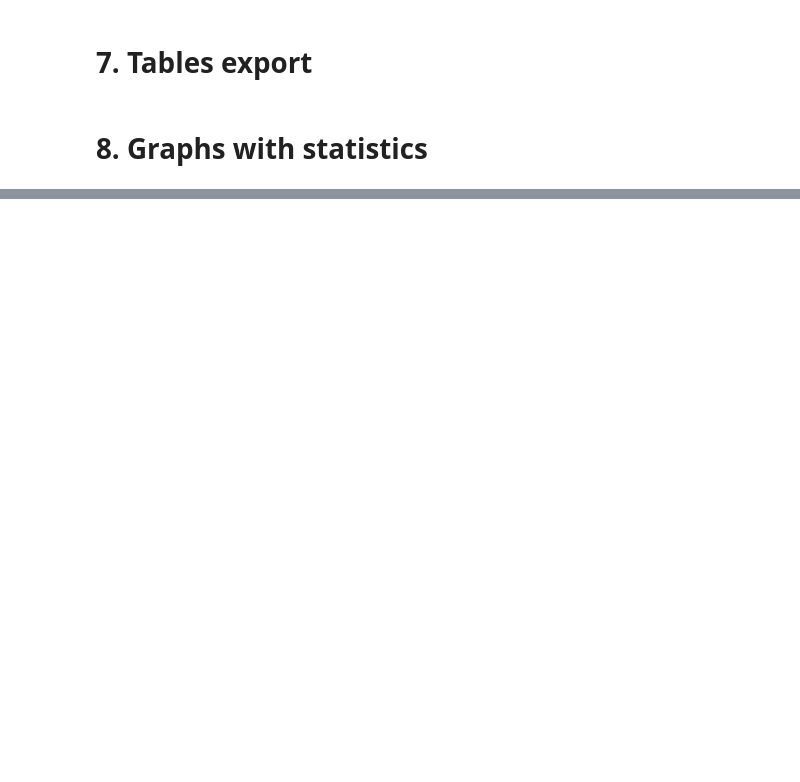
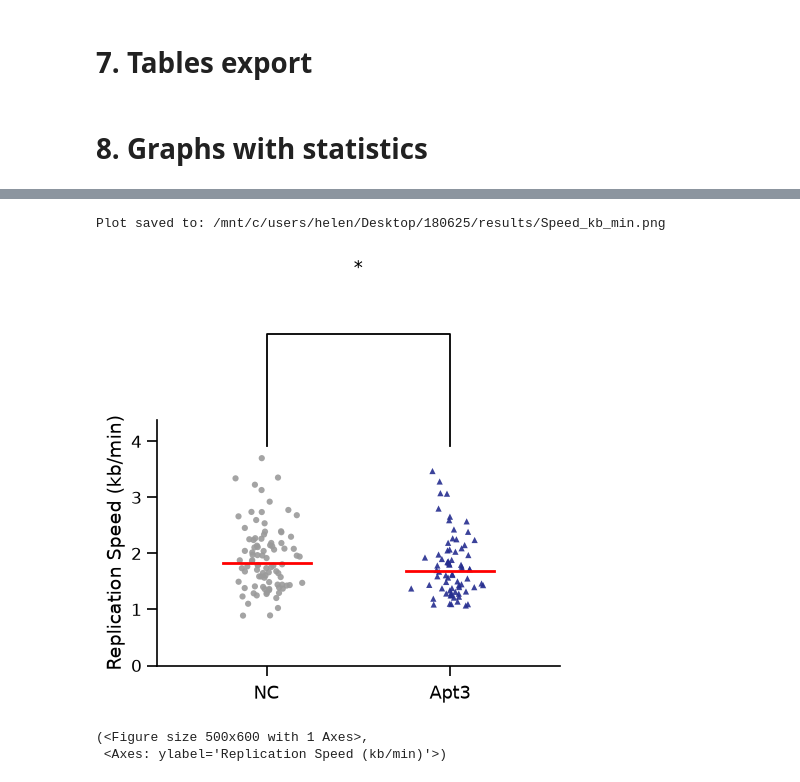
Before and after one commit to Lopatushka/DNA_fibers, a Jupyter notebook: notebook_stats.ipynb, the cells around one changed output, grey strips where cells are left out. Cells and saved outputs as stored; diff of their text form; code cells hidden in the pictures; blank space fills up the shorter version.

```diff
--- a/notebook_stats.ipynb
+++ b/notebook_stats.ipynb
@@ -263,0 +287,25 @@ boxplot_with_statistics(
+# %%
+boxplot_with_statistics(
+        data = replication_speed,
+        var = "Speed_kb_min",
+        sample_order = ['NC', 'Apt3'],
+        sample_labels = {"NC": "NC", "Apt3": "Apt3"},
+        sample_colors = {"NC": "#9a9a9a", "Apt3": "#252d8f"},
+        sample_markers = {"NC": "o", "Apt3": "^"},
+        figsize = (5, 6),
+        stats = [
+        {
+                "group1": "NC",
+                "group2": "Apt3",
+                "p_value": 0.09,
+        }],
+        y_axis = "Replication Speed (kb/min)",
+        save_dir = OUTPUT_DIR,
+        save_name = "Speed_kb_min",
+        ext = "png"
+)
+# %% [output]
+Plot saved to: /mnt/c/users/helen/Desktop/180625/results/Speed_kb_min.png
+[figure, added]
+(<Figure size 500x600 with 1 Axes>,
+ <Axes: ylabel='Replication Speed (kb/min)'>)
```
Also changed, not shown: parts of 11 cells of this notebook.
